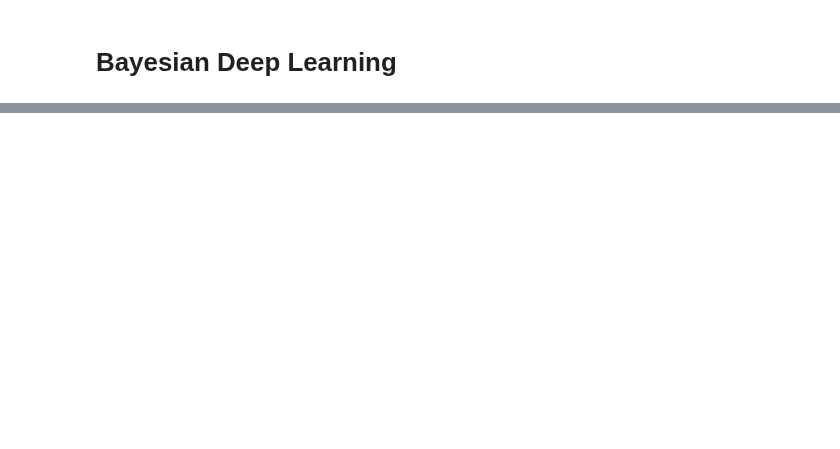
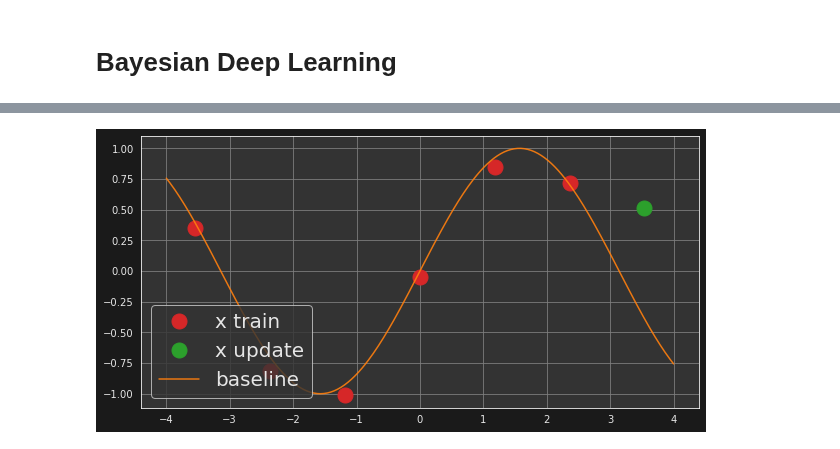
Before and after one commit to grinisrit/noa, a Jupyter notebook: docs/ghmc/bayesian_deep_learning.ipynb, the cells around one changed output, grey strips where cells are left out. Drawn from its saved outputs; the diff is of its cells as text; code cells hidden in the pictures; blank space fills up the shorter version.

```diff
--- a/docs/ghmc/bayesian_deep_learning.ipynb
+++ b/docs/ghmc/bayesian_deep_learning.ipynb
@@ -92,0 +109,12 @@ plt.show()
+# %%
+y_train[-1] += 1.0
+# %%
+plt.figure(figsize=(10,5))
+plt.plot(x_train[:-1].numpy(), y_train[:-1].numpy(),'.C3',markersize=30, label='x train')
+plt.plot(x_train[-1:].numpy(), y_train[-1:].numpy(),'.C2',markersize=30, label='x update')
+plt.plot(x_val.numpy(),y_val.numpy(),'C1',alpha=0.9, markersize=2, label='baseline')
+
+plt.legend(fontsize=20, loc='lower left')
+plt.show()
+# %% [output]
+[figure, added]
```
Also changed, not shown: parts of 13 cells of this notebook, 3 other files.
